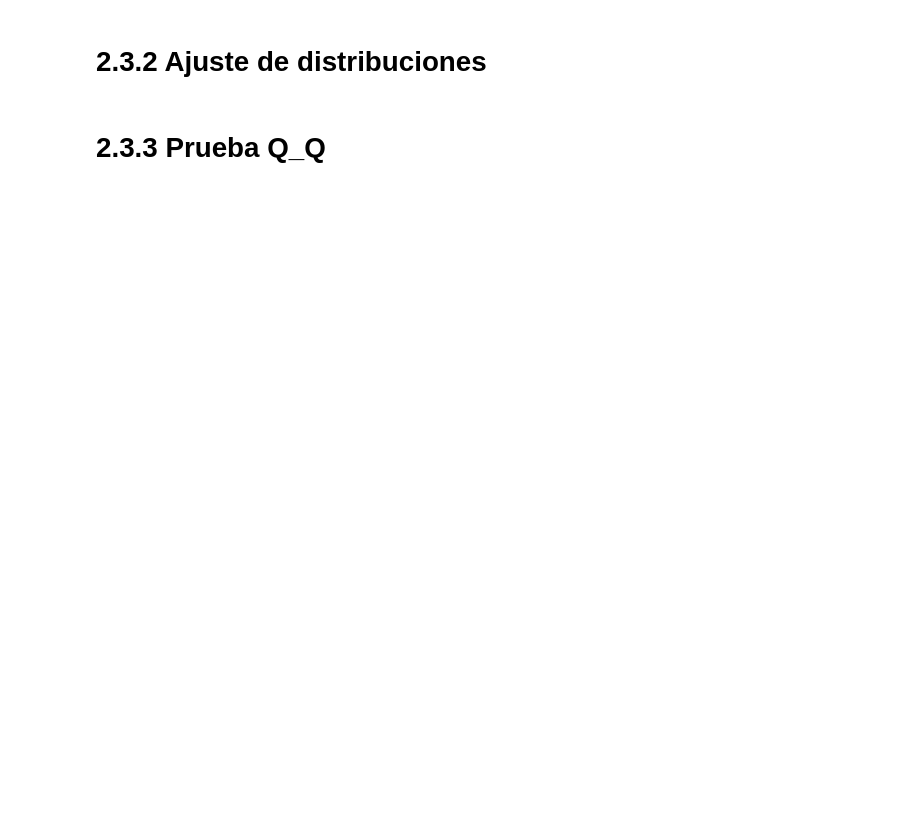
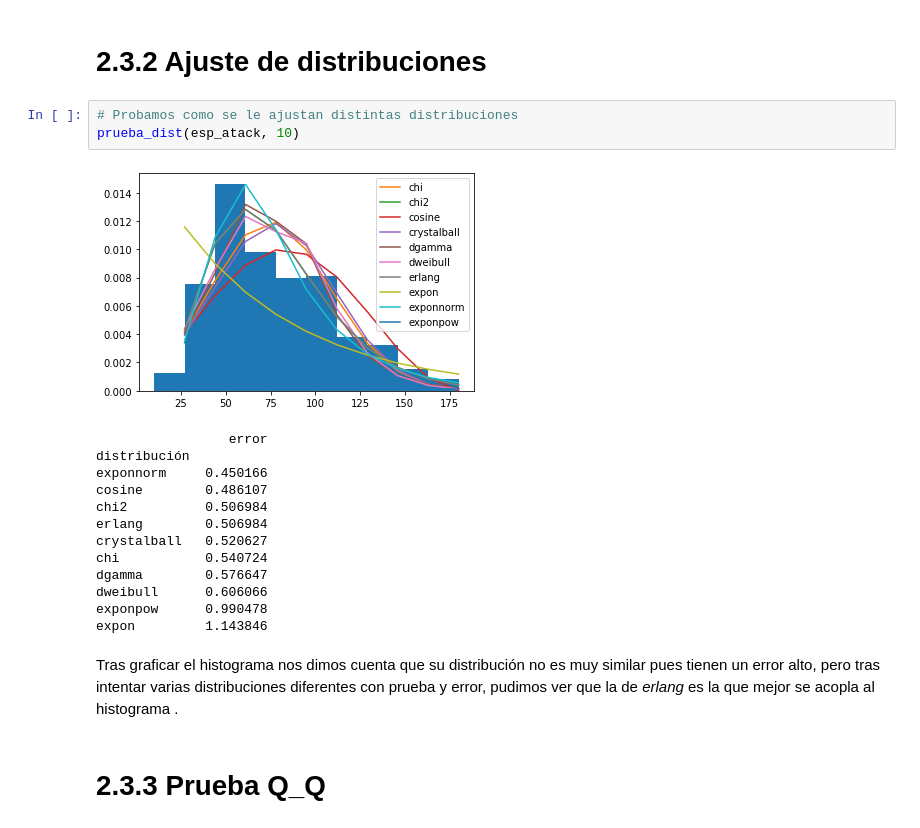
Before and after one commit to JuanPrdz/Proyecto_tema2_JPRodriguez_ARamirez_SRomero, a Jupyter notebook: ProyectoModulo1_RamirezA_RodriguezJ_RomeroS.ipynb, the cells around one changed output. Drawn from its saved outputs; the diff is of its cells as text; blank space fills up the shorter version.

```diff
--- a/ProyectoModulo1_RamirezA_RodriguezJ_RomeroS.ipynb
+++ b/ProyectoModulo1_RamirezA_RodriguezJ_RomeroS.ipynb
@@ -774,4 +779,23 @@ También, la probabilidad de que nos cruzemos con un monstruo que tenga un nivel
 # %% [markdown]
 # 2.3.2 Ajuste de distribuciones
+# %%
+# Probamos como se le ajustan distintas distribuciones
+prueba_dist(esp_atack, 10)
+# %% [output]
+[figure, added]
+                 error
+distribución
+exponnorm     0.450166
+cosine        0.486107
+chi2          0.506984
+erlang        0.506984
+crystalball   0.520627
+chi           0.540724
+dgamma        0.576647
+dweibull      0.606066
+exponpow      0.990478
+expon         1.143846
+# %% [markdown]
+Tras graficar el histograma nos dimos cuenta que su distribución no es muy similar pues tienen un error alto, pero tras intentar varias distribuciones diferentes con prueba y error, pudimos ver que la de _erlang_ es la que mejor se acopla al histograma .
 # %% [markdown]
 # 2.3.3 Prueba Q_Q
```
Also changed, not shown: parts of 60 cells of this notebook.
